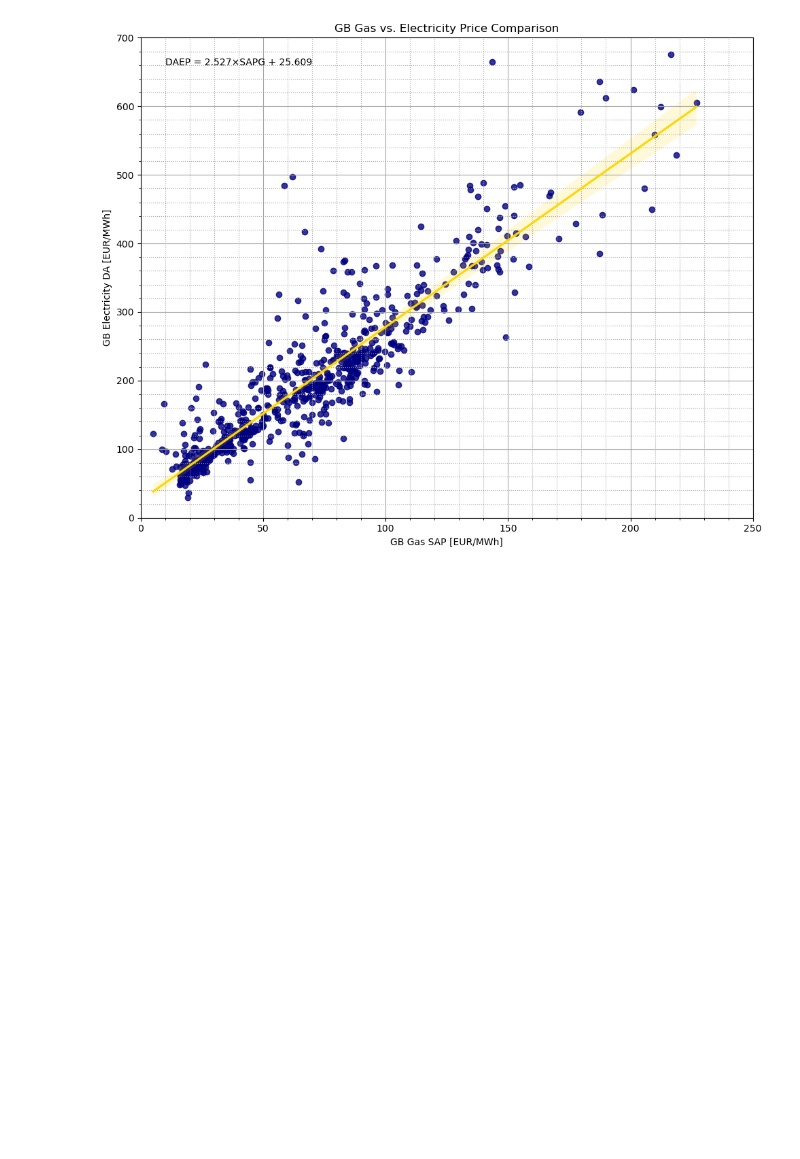
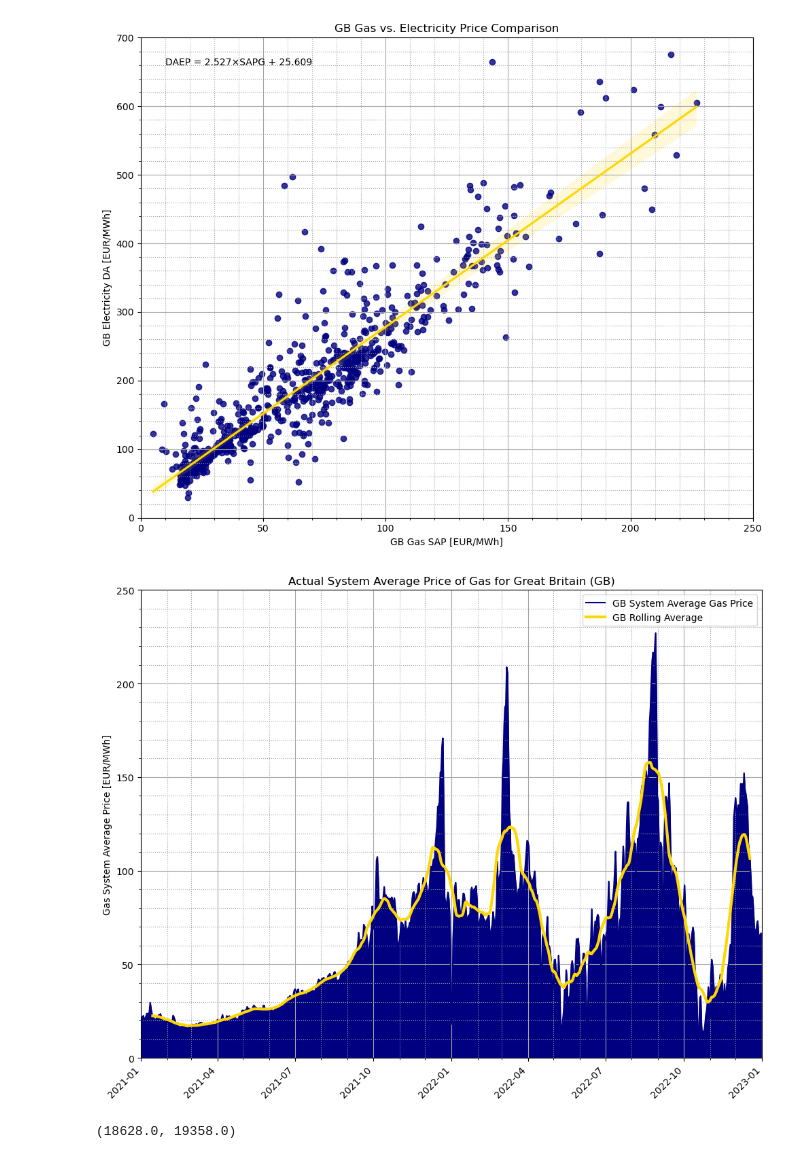
Before and after one commit to jsap2000/UK-Electricity-Pricing-Solutions, a Jupyter notebook: SAP_GB_20210101-20221231.ipynb, the cells around one changed output. Drawn from its saved outputs; the diff is of its cells as text; code cells hidden in the pictures; blank space fills up the shorter version.

```diff
--- a/SAP_GB_20210101-20221231.ipynb
+++ b/SAP_GB_20210101-20221231.ipynb
@@ -161,3 +161,44 @@ plt.tight_layout()
 plt.show()
 # %% [output]
 [figure]
+# %%
+from matplotlib.ticker import MultipleLocator
+import matplotlib.pyplot as plt
+import numpy as np
+import matplotlib.dates as mdates
+import matplotlib.ticker as ticker
+
+fig, ax = plt.subplots()
+fig.set_figheight(8)
+fig.set_figwidth(10)
+
+plt.title('Actual System Average Price of Gas for Great Britain (GB)')
+plt.ylabel('Gas System Average Price [EUR/MWh]')
+
+ax.plot(CompGasGB["Date"], CompGasGB["GB Gas SAP [EUR/MWh]"].astype(float), color = "navy", label="GB System Average Gas Price")
+ax.plot(CompGasGB["Date"], CompGasGB["GB Gas SAP [EUR/MWh]"].rolling(28,  center=True).mean(), linewidth=3, color = "gold", label="GB Rolling Average")
+plt.fill_between(CompGasGB["Date"], CompGasGB["GB Gas SAP [EUR/MWh]"].astype(float), color="navy")
+
+plt.legend()
+plt.grid(visible=True, which='major', color='0.65', linestyle='-')
+plt.grid(visible=True, which='minor', color='0.65', linestyle=':')
+
+ax.yaxis.get_ticklocs(minor=True)
+ax.minorticks_on()
+
+fig.autofmt_xdate()
+
+plt.tick_params(axis='x', which='major', labelsize=10)
+plt.xticks(rotation=45, ha='right')
+plt.xlim(18628, 19358)
+plt.ylim(0, 250)
+plt.tight_layout()
+
+ax.xaxis.set_minor_locator(mdates.MonthLocator())
+ax.xaxis.set_minor_formatter(mdates.DateFormatter(""))
+
+plt.show()
+print(ax.get_xlim())
+# %% [output]
+[figure, added]
+(18628.0, 19358.0)
```
Also changed, not shown: 1 other file.
